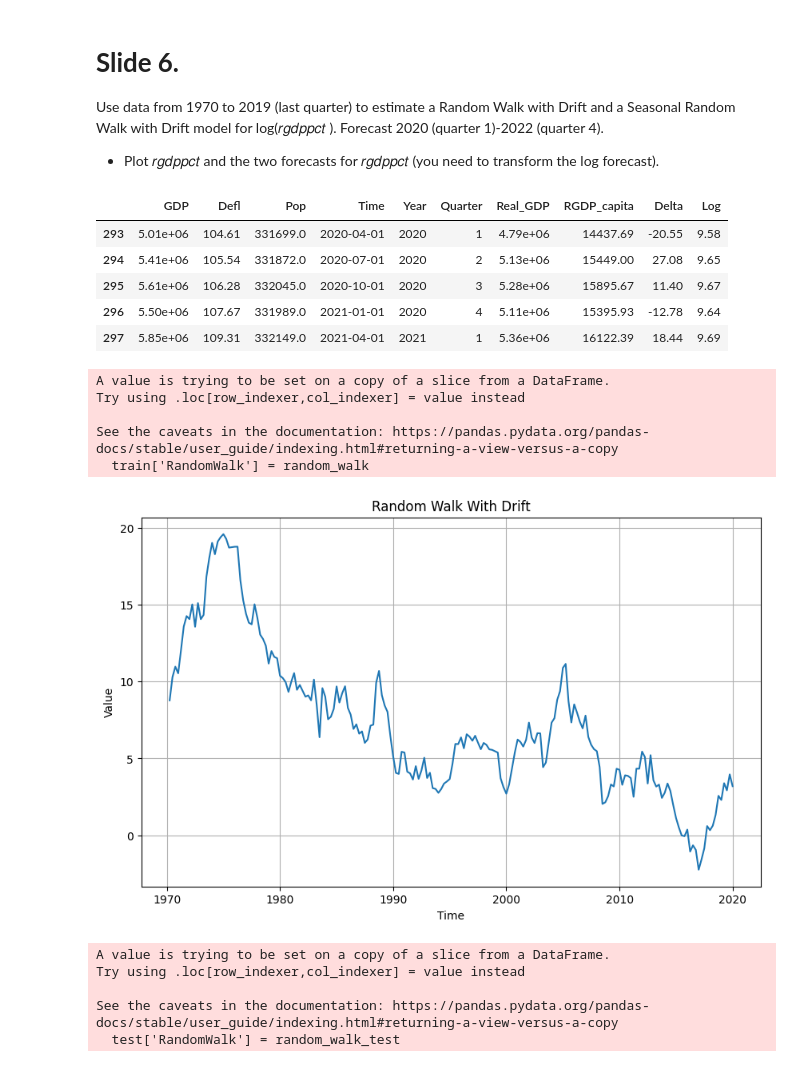
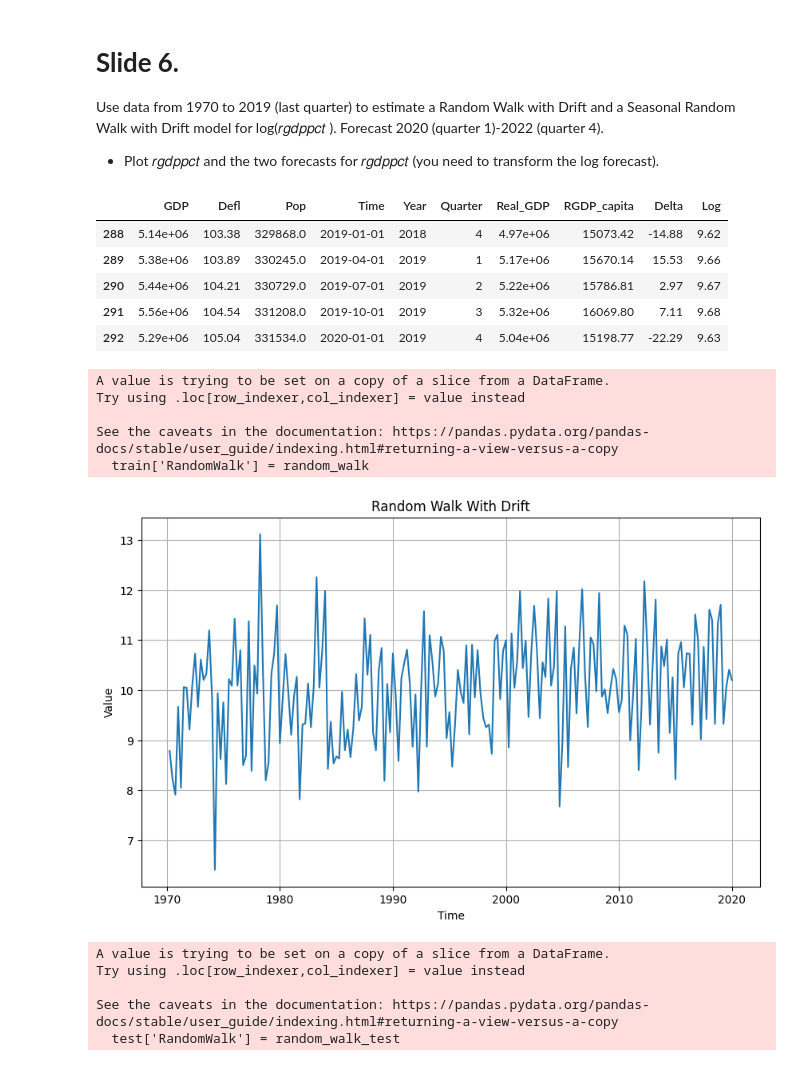
Before and after one commit to giordanovitale/Time-Series-Assignments, a Jupyter notebook: Assignment 2/Assignment2.ipynb, the cells around one changed output. Saved outputs shown, nothing was run; the diff lists cells and outputs as text; code cells hidden in the pictures.

```diff
--- a/Assignment 2/Assignment2.ipynb
+++ b/Assignment 2/Assignment2.ipynb
@@ -357,49 +357,51 @@ Use data from 1970 to 2019 (last quarter) to estimate a Random Walk with Drift a
 train = filtered_df[1:-12]
 test = filtered_df[-12:]
 
-test.head()
+train.tail()
 # %% [output]
 |  | GDP | Defl | Pop | Time | Year | Quarter | Real_GDP | RGDP_capita | Delta | Log |
-| 293 | 5.01e+06 | 104.61 | 331699.0 | 2020-04-01 | 2020 | 1 | 4.79e+06 | 14437.69 | -20.55 | 9.58 |
-| 294 | 5.41e+06 | 105.54 | 331872.0 | 2020-07-01 | 2020 | 2 | 5.13e+06 | 15449.00 | 27.08 | 9.65 |
-| 295 | 5.61e+06 | 106.28 | 332045.0 | 2020-10-01 | 2020 | 3 | 5.28e+06 | 15895.67 | 11.40 | 9.67 |
-| 296 | 5.50e+06 | 107.67 | 331989.0 | 2021-01-01 | 2020 | 4 | 5.11e+06 | 15395.93 | -12.78 | 9.64 |
-| 297 | 5.85e+06 | 109.31 | 332149.0 | 2021-04-01 | 2021 | 1 | 5.36e+06 | 16122.39 | 18.44 | 9.69 |
+| 288 | 5.14e+06 | 103.38 | 329868.0 | 2019-01-01 | 2018 | 4 | 4.97e+06 | 15073.42 | -14.88 | 9.62 |
+| 289 | 5.38e+06 | 103.89 | 330245.0 | 2019-04-01 | 2019 | 1 | 5.17e+06 | 15670.14 | 15.53 | 9.66 |
+| 290 | 5.44e+06 | 104.21 | 330729.0 | 2019-07-01 | 2019 | 2 | 5.22e+06 | 15786.81 | 2.97 | 9.67 |
+| 291 | 5.56e+06 | 104.54 | 331208.0 | 2019-10-01 | 2019 | 3 | 5.32e+06 | 16069.80 | 7.11 | 9.68 |
+| 292 | 5.29e+06 | 105.04 | 331534.0 | 2020-01-01 | 2019 | 4 | 5.04e+06 | 15198.77 | -22.29 | 9.63 |
 # %%
 # how many quarters do we have?
 start_year = 1970
 end_year = 2019
 quarters_per_year = 4
 
+# compute the parametere c_hat that will be used in the random walk
+c_hat = (train['Log'].iloc[-1] - train['Log'].iloc[1])/len(train)
+
 # parameters of the random walk
-a = 0.004
 n = (end_year - start_year + 1)*4
 
 # generate the model
 random_walk = np.zeros(n)
 random_walk[0] = train['Log'].iloc[0]
 
 for t in range(1,n):
-    random_walk[t] = a + random_walk[t-1] + np.random.normal(0,1)
+    random_walk[t] = c_hat*t + train['Log'].iloc[-1] + np.random.normal(0,1)
 
 # add the random walk as a new column in your DataFrame if needed
 train['RandomWalk'] = random_walk
 
 # plot the model
 plt.figure(figsize=(10,6))
 plt.plot(train['Time'], train['RandomWalk'])
 plt.title("Random Walk With Drift")
 plt.xlabel("Time")
 plt.ylabel("Value")
 plt.grid(True)
 plt.show()
 # %% [output]
 A value is trying to be set on a copy of a slice from a DataFrame.
 Try using .loc[row_indexer,col_indexer] = value instead
 
 See the caveats in the documentation: https://pandas.pydata.org/pandas-docs/stable/user_guide/indexing.html#returning-a-view-versus-a-copy
   train['RandomWalk'] = random_walk
-[figure, old version]
+[figure, new version]
 # %%
 # Use the trained model to generate predictions for the "test" data
 n_test = len(test)
```
Also changed, not shown: parts of 4 cells of this notebook.
